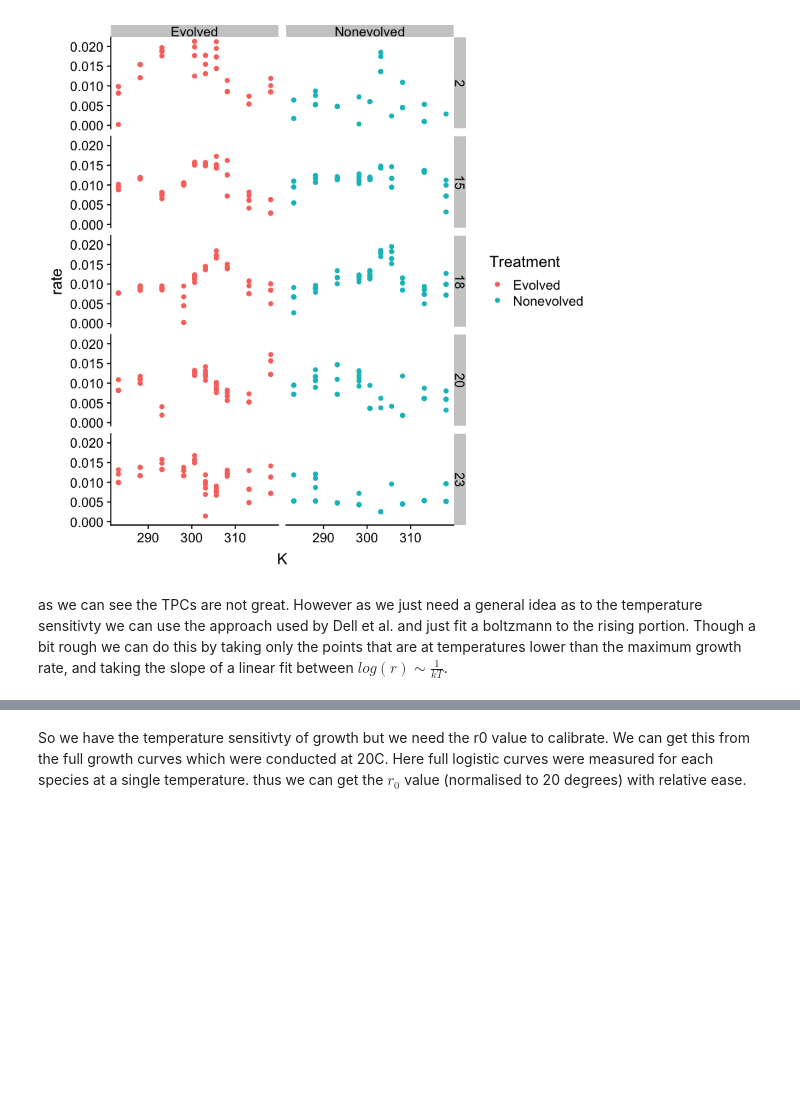
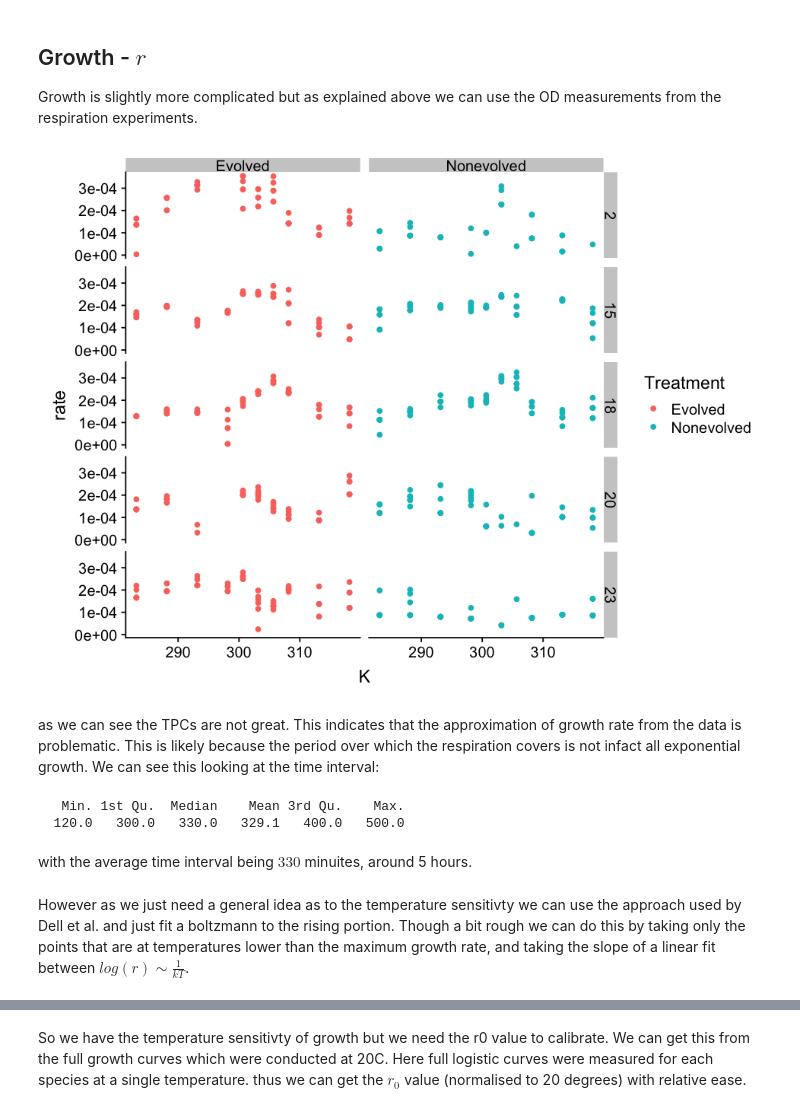
Before and after one commit to CleggTom/Bacterial_Interactions, a Jupyter notebook: notebooks/Data_analysis.ipynb, the cells around one changed output, grey strips where cells are left out. Cells and saved outputs as stored; diff of their text form; code cells hidden in the pictures; blank space fills up the shorter version.

Commit message:
updating data analysis notebook

```diff
--- a/notebooks/Data_analysis.ipynb
+++ b/notebooks/Data_analysis.ipynb
@@ -35,0 +77,37 @@ First we read in the data and calulate the growth rates:
+# %%
+library(tidyverse)
+library(cowplot)
+
+r = 0.5; N0 = 0.01; K = 1
+N_sim <- data.frame(t = seq(0,50,length.out = 100), r,N0, K) %>%
+    mutate(N = K / (1 + ((K-N0)/(N0))*exp(-t*r))) %>%
+    mutate(r_pred = (log(N)-log(N0)) / t)
+
+#generate exponential approximates
+t_app <- round(seq(1,50,length.out = 10))
+r_app <- (log(K / (1 + ((K-N0)/(N0))*exp(-t_app*r))) - log(N0)) / t_app
+N_app <- matrix(NA,100,10)
+colnames(N_app) <- t_app
+
+for(i in 1:10){
+    N_tmp <- 0.01 * exp(r_app[i] * N_sim$t[N_sim$t <= t_app[i]])
+    N_app[1:length(N_tmp),i] <- N_tmp
+}
+
+N_sim <- cbind(N_sim,as.data.frame(N_app)) %>%
+    gather("Approx_time","N_pred",7:16) %>%
+    mutate(Approx_time = as.numeric(Approx_time)) %>%
+    filter(!is.na(N_pred),!is.na(r_pred))
+
+p1 <- N_sim %>%
+    ggplot(aes(x = t))+
+        geom_line(aes(y = N_pred, group = Approx_time, colour = Approx_time))+
+        geom_line(aes(y = N),colour = "red")
+
+p2 <- N_sim %>%
+    ggplot(aes(x=t,y=r - r_pred))+
+        geom_line()+
+        ylab("r - predicted r")
+
+options(repr.plot.width = 8, repr.plot.height = 3)
+plot_grid(p1,p2,labels = c("A","B"))
@@ -36,30 +225,43 @@ First we read in the data and calulate the growth rates:
+# %% [markdown]
+## Growth - $r$
+
+Growth is slightly more complicated but as explained above we can use the OD measurements from the respiration experiments.
 # %%
 OTU_OD <- read_csv("../data/Francisca/respirationandODData/DatosOD_5OTUs_evNev.csv",
                    col_types = cols(
                    Replicate = col_double(),
                    OTU = col_double(),
                    OD = col_double(),
                    T = col_double(),
                    t = col_character(),
                    OD_T0 = col_double(),
                    Tf = col_double(),
                    u = col_double(),
                    Treatment = col_character()
                  ))
 
 #get growth (need to correct for the negative growth rates)
 OTU_growth <- OTU_OD %>%
     mutate(r = (log(OD) - log(OD_T0))/Tf , K = T + 273.15 ) %>%
     filter(r > quantile(r,probs = c(0.1))[1]) %>%
-    mutate(rate = r - min(r)) %>%
+    mutate(rate = (r - min(r))/60) %>%
     filter(rate > 0)
 
 OTU_growth %>%
 ggplot(aes(x = K, y = rate, colour = Treatment))+
 geom_point()+
 facet_grid(OTU~Treatment)
 # %% [output]
-[figure, old version]
+[figure, new version]
+# %% [markdown]
+as we can see the TPCs are not great. This indicates that the approximation of growth rate from the data is problematic. This is likely because the period over which the respiration covers is not infact all exponential growth. We can see this looking at the time interval:
+# %%
+summary(OTU_growth$Tf)
+# %% [output]
+   Min. 1st Qu.  Median    Mean 3rd Qu.    Max.
+  120.0   300.0   330.0   329.1   400.0   500.0
+# %% [markdown]
+with the average time interval being $330$ minuites, around 5 hours.
 # %% [markdown]
-as we can see the TPCs are not great. However as we just need a general idea as to the temperature sensitivty we can use the approach used by Dell et al. and just fit a boltzmann to the rising portion. Though a bit rough we can do this by taking only the points that are at temperatures lower than the maximum growth rate, and taking the slope of a linear fit between $log(r) \sim \frac{1}{kT}$.
+However as we just need a general idea as to the temperature sensitivty we can use the approach used by Dell et al. and just fit a boltzmann to the rising portion. Though a bit rough we can do this by taking only the points that are at temperatures lower than the maximum growth rate, and taking the slope of a linear fit between $log(r) \sim \frac{1}{kT}$.
 # %%
```
Also changed, not shown: parts of 53 cells of this notebook.
